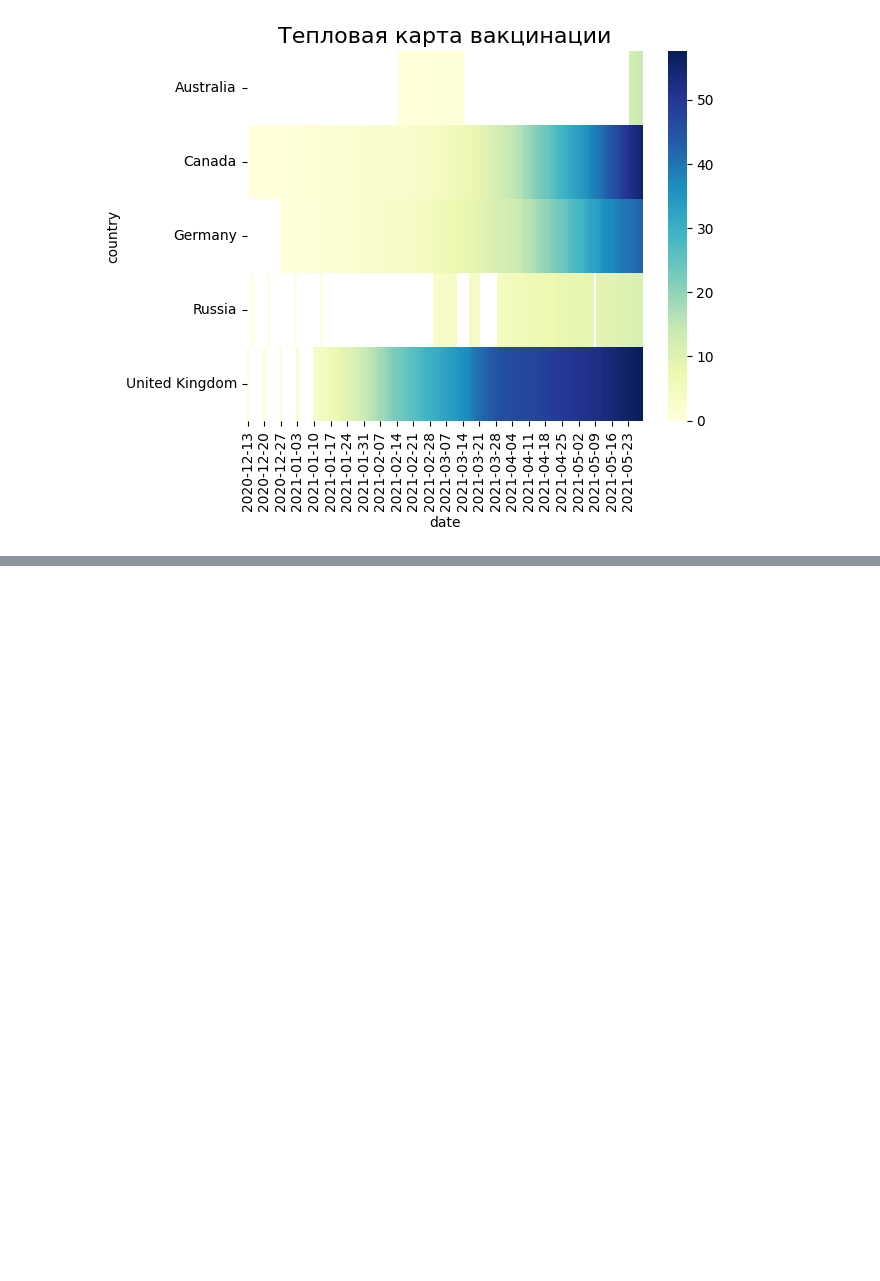
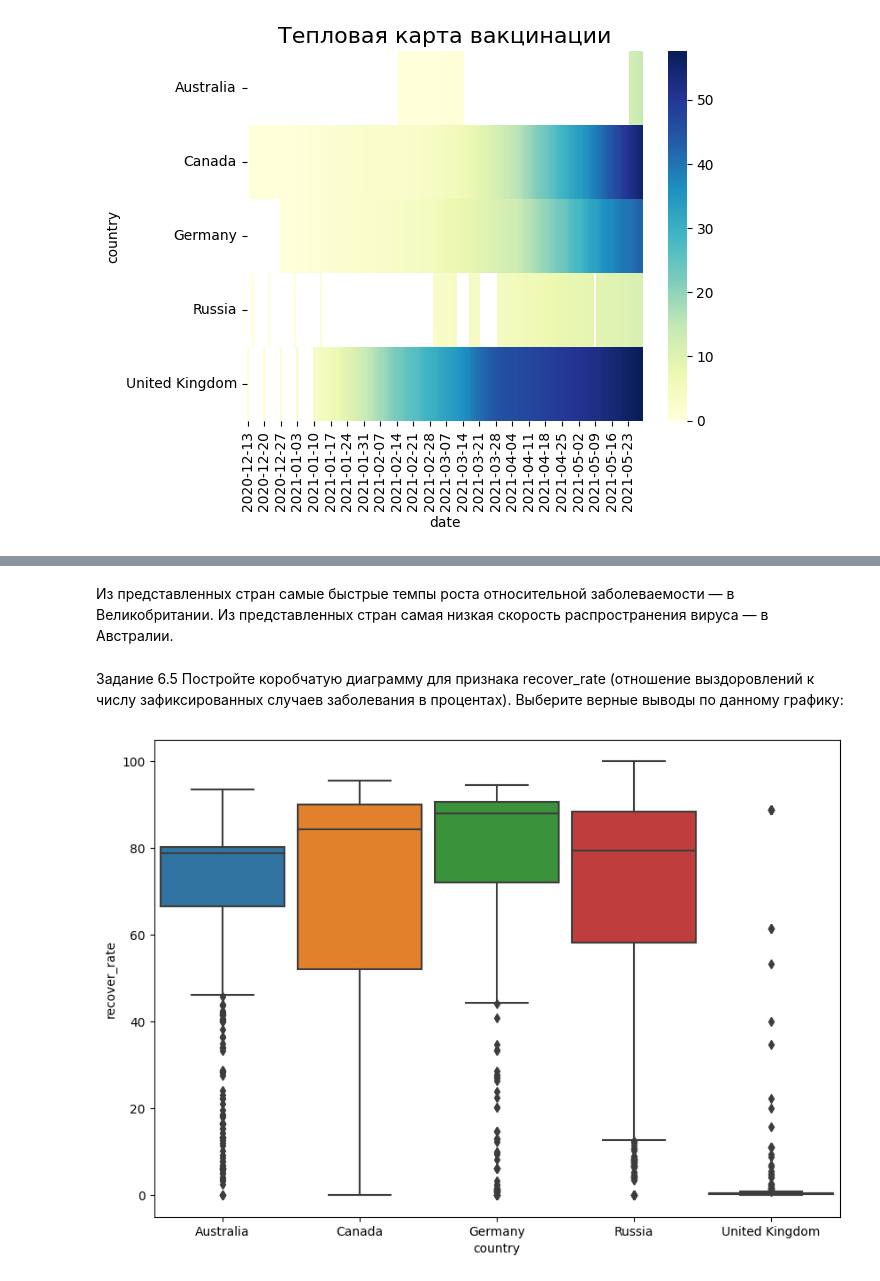
Before and after one commit to DenisMaltsev76/DM_76, a Jupyter notebook: Skillfactory/PY_13_Визуализация данных/Графические возможности библиотеки Seaborn.ipynb, the cells around one changed output, grey strips where cells are left out. Saved outputs shown, nothing was run; the diff lists cells and outputs as text; code cells hidden in the pictures; blank space fills up the shorter version.

```diff
--- a/Skillfactory/PY_13_Визуализация данных/Графические возможности библиотеки Seaborn.ipynb
+++ b/Skillfactory/PY_13_Визуализация данных/Графические возможности библиотеки Seaborn.ipynb
@@ -232,0 +264,18 @@ heatmap.set_title('Тепловая карта вакцинации', fontsize=1
+# %% [markdown]
+Из представленных стран самые быстрые темпы роста относительной заболеваемости — в Великобритании.
+Из представленных стран самая низкая скорость распространения вируса — в Австралии.
+# %% [markdown]
+Задание 6.5
+Постройте коробчатую диаграмму для признака recover_rate (отношение выздоровлений к числу зафиксированных случаев заболевания в процентах).
+Выберите верные выводы по данному графику:
+# %%
+fig = plt.figure(figsize=(10, 7))
+boxplot = sns.boxplot(
+    data=croped_covid_df,
+    x='country',
+    y='recover_rate',
+    orient='v',
+    width=0.9
+)
+# %% [output]
+[figure, added]
```
Also changed, not shown: parts of 6 cells of this notebook, 4 other files.
